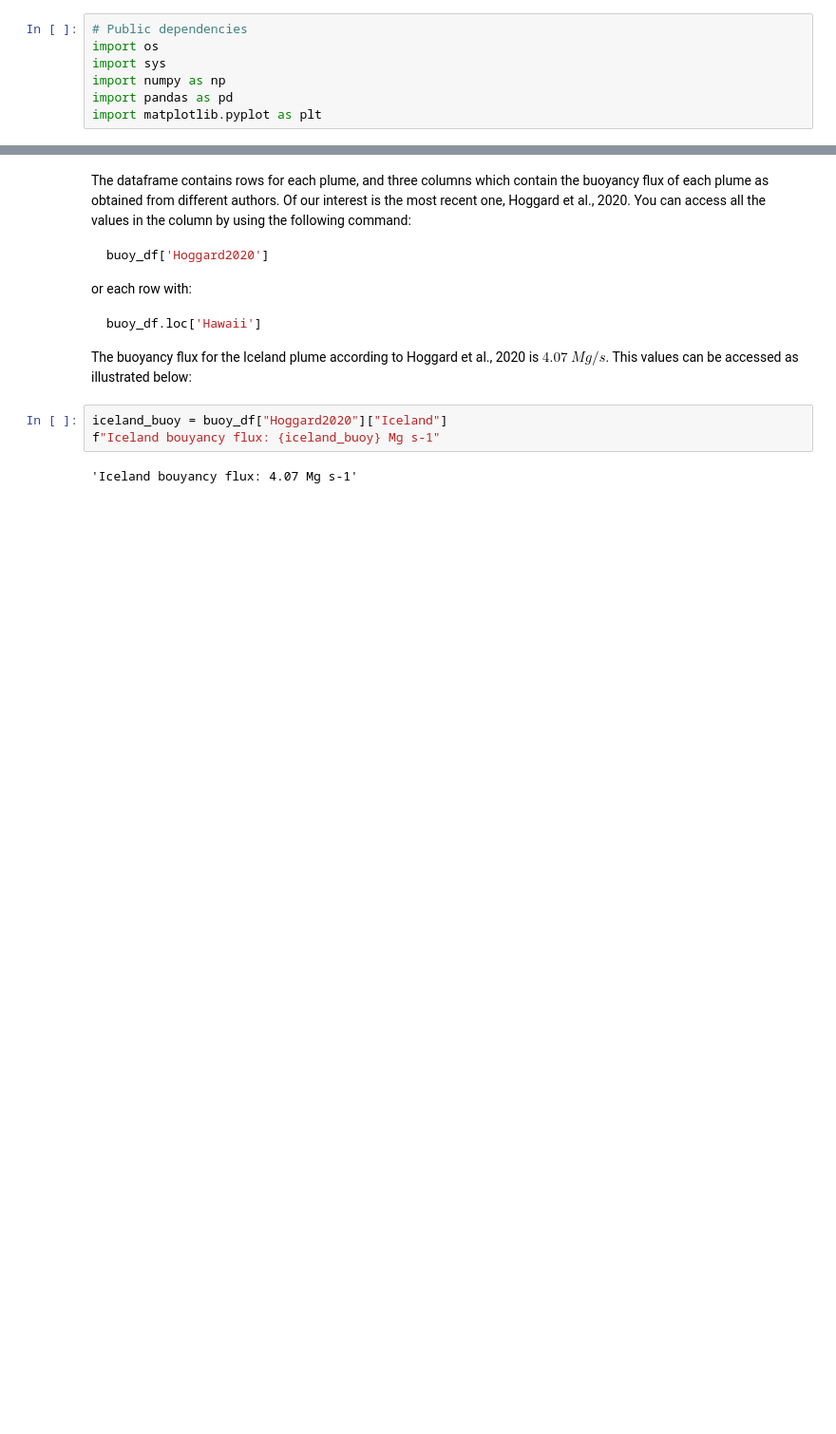
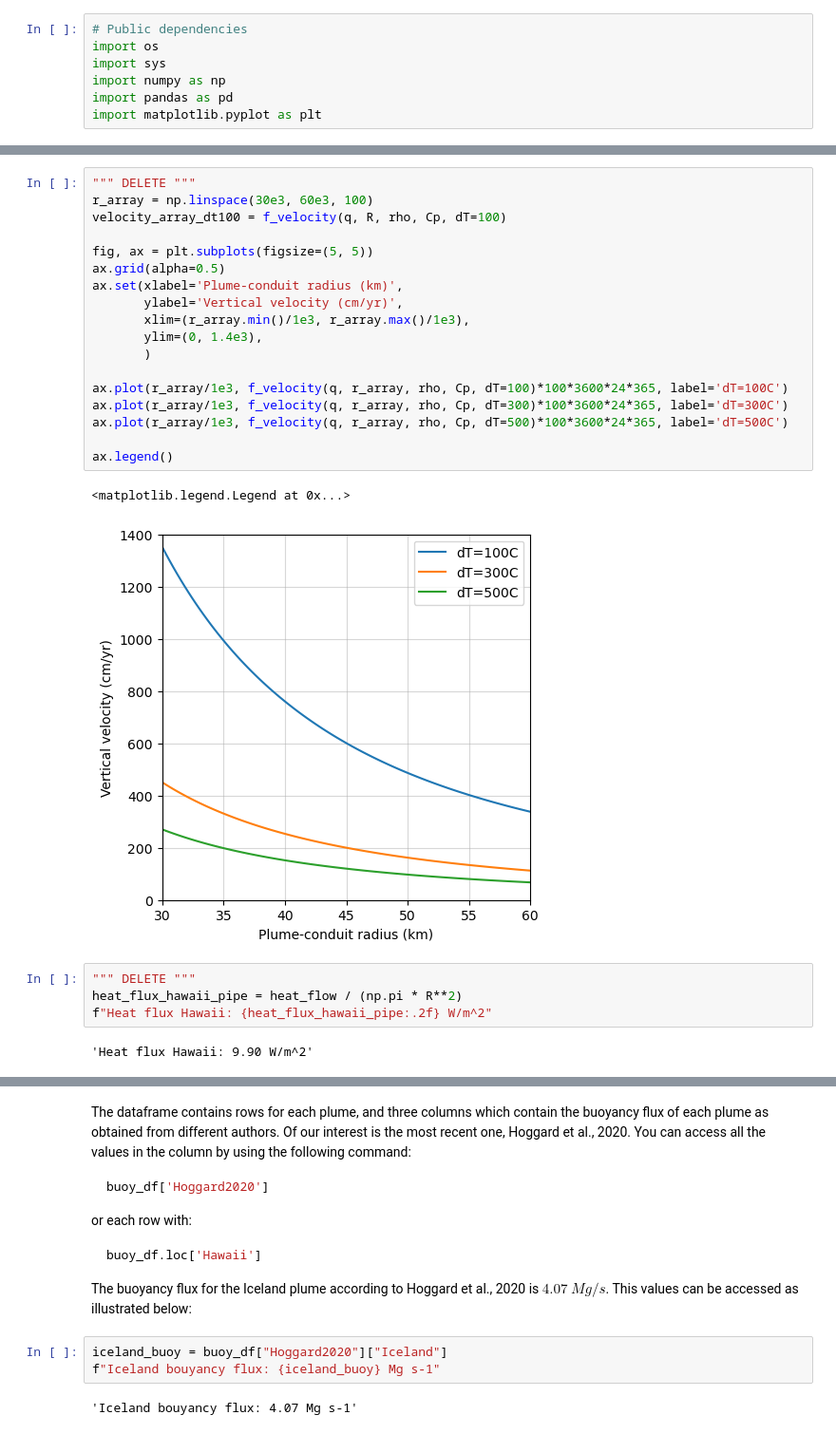
Before and after one commit to ValeEspinozaF/GeodynamicsTeaching-KU2024, a Jupyter notebook: EX8_PLUME_HEAT.ipynb, the cells around one changed output, grey strips where cells are left out. Shown at 95% size. Saved outputs shown, nothing was run; the diff lists cells and outputs as text; blank space fills up the shorter version.

```diff
--- a/EX8_PLUME_HEAT.ipynb
+++ b/EX8_PLUME_HEAT.ipynb
@@ -157,0 +118,27 @@ buoy_df.head(10)    # To print the first 10 rows of the dataframe (it is a very
+# %%
+""" DELETE """
+r_array = np.linspace(30e3, 60e3, 100)
+velocity_array_dt100 = f_velocity(q, R, rho, Cp, dT=100)
+
+fig, ax = plt.subplots(figsize=(5, 5))
+ax.grid(alpha=0.5)
+ax.set(xlabel='Plume-conduit radius (km)',
+       ylabel='Vertical velocity (cm/yr)',
+       xlim=(r_array.min()/1e3, r_array.max()/1e3),
+       ylim=(0, 1.4e3),
+       )
+
+ax.plot(r_array/1e3, f_velocity(q, r_array, rho, Cp, dT=100)*100*3600*24*365, label='dT=100C')
+ax.plot(r_array/1e3, f_velocity(q, r_array, rho, Cp, dT=300)*100*3600*24*365, label='dT=300C')
+ax.plot(r_array/1e3, f_velocity(q, r_array, rho, Cp, dT=500)*100*3600*24*365, label='dT=500C')
+
+ax.legend()
+# %% [output]
+<matplotlib.legend.Legend at 0x...>
+[figure, added]
+# %%
+""" DELETE """
+heat_flux_hawaii_pipe = heat_flow / (np.pi * R**2)
+f"Heat flux Hawaii: {heat_flux_hawaii_pipe:.2f} W/m^2"
+# %% [output]
+'Heat flux Hawaii: 9.90 W/m^2'
```
Also changed, not shown: parts of 48 cells of this notebook, 2 other files.
